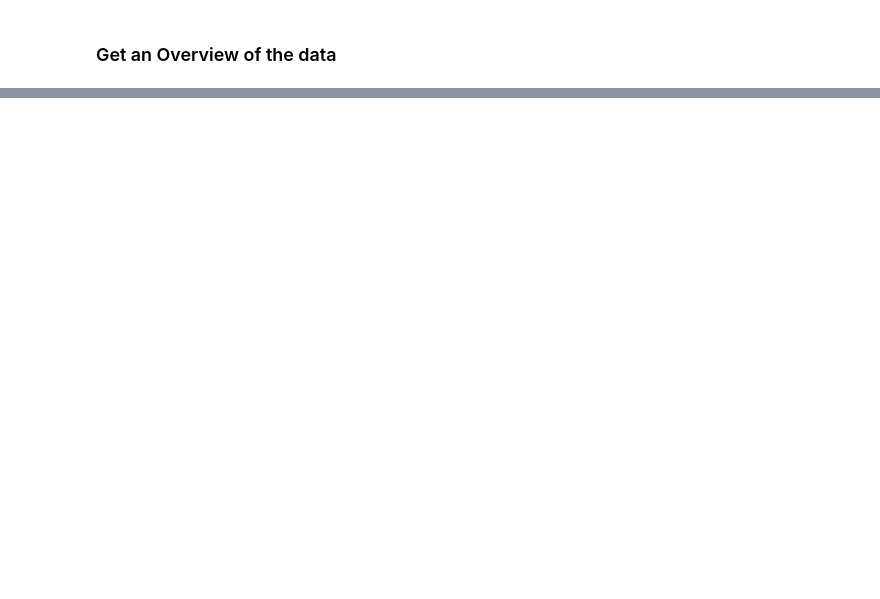
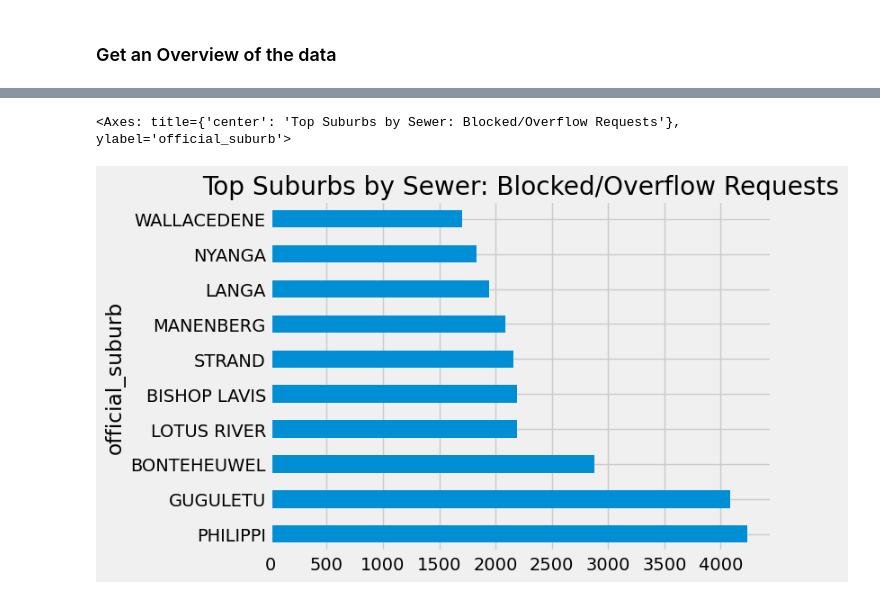
Before and after one commit to AMKiller/ds_code_challenge, a Jupyter notebook: notebooks/01_eda.ipynb, the cells around one changed output, grey strips where cells are left out. Cells and saved outputs as stored; diff of their text form; code cells hidden in the pictures; blank space fills up the shorter version.

```diff
--- a/notebooks/01_eda.ipynb
+++ b/notebooks/01_eda.ipynb
@@ -153,0 +213,4 @@ Number of rows dropped: 212364 Percentage dropped: 0.22552711563091393%
+# %%
+# Request Type by Suburb
+request_by_suburb = df.groupby(['official_suburb', 'code']).size().unstack(fill_value=0)
+request_by_suburb.head().T
@@ -153,0 +232,7 @@ Number of rows dropped: 212364 Percentage dropped: 0.22552711563091393%
+# %%
+#Top 10 suburbs for request type Sewer: Blocked/Overflow
+
+request_by_suburb['Sewer: Blocked/Overflow'].sort_values(ascending=False).head(10).plot(kind='barh', title='Top Suburbs by Sewer: Blocked/Overflow Requests')
+# %% [output]
+<Axes: title={'center': 'Top Suburbs by Sewer: Blocked/Overflow Requests'}, ylabel='official_suburb'>
+[figure, added]
```
Also changed, not shown: parts of 14 cells of this notebook.
